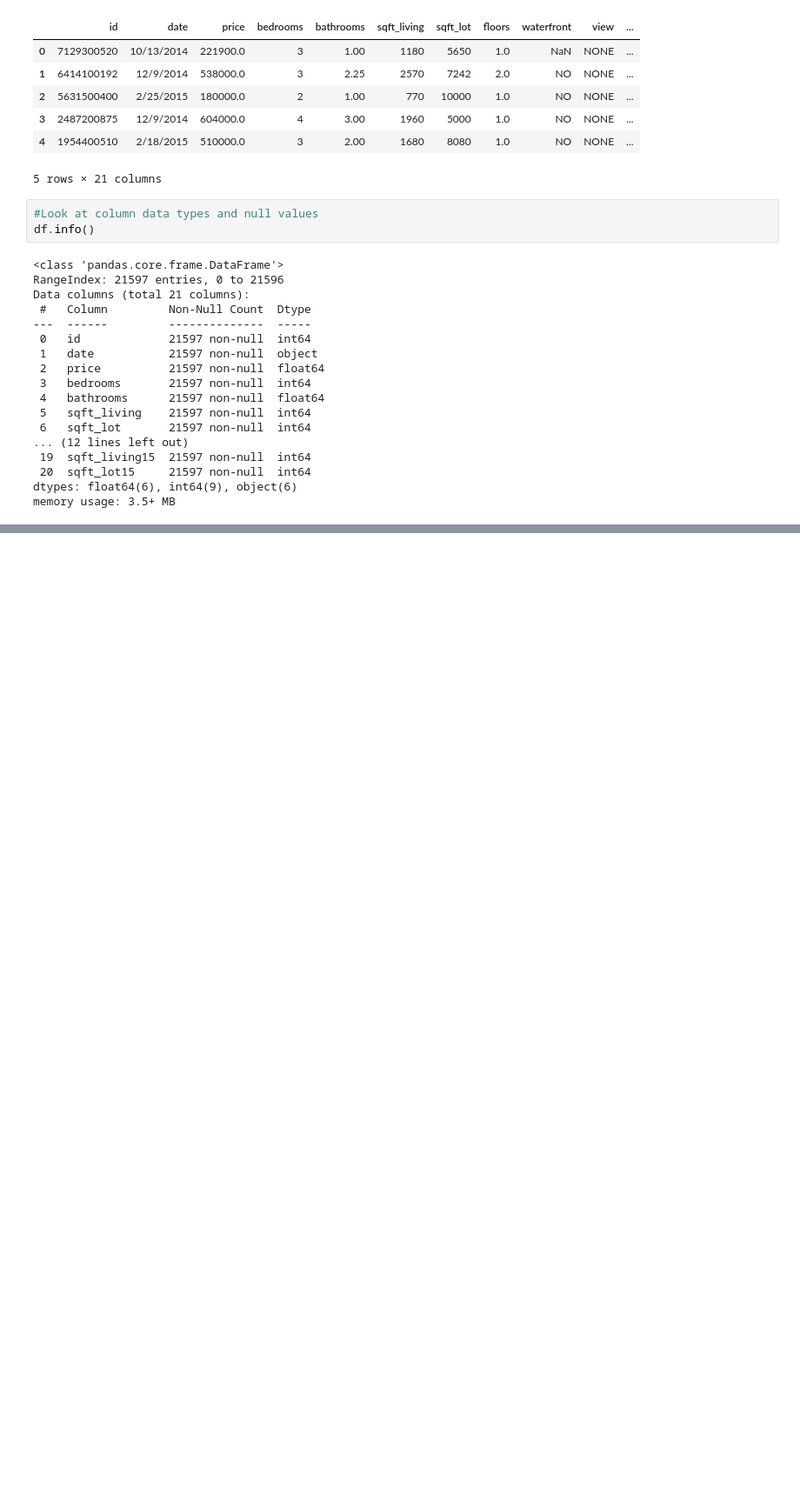
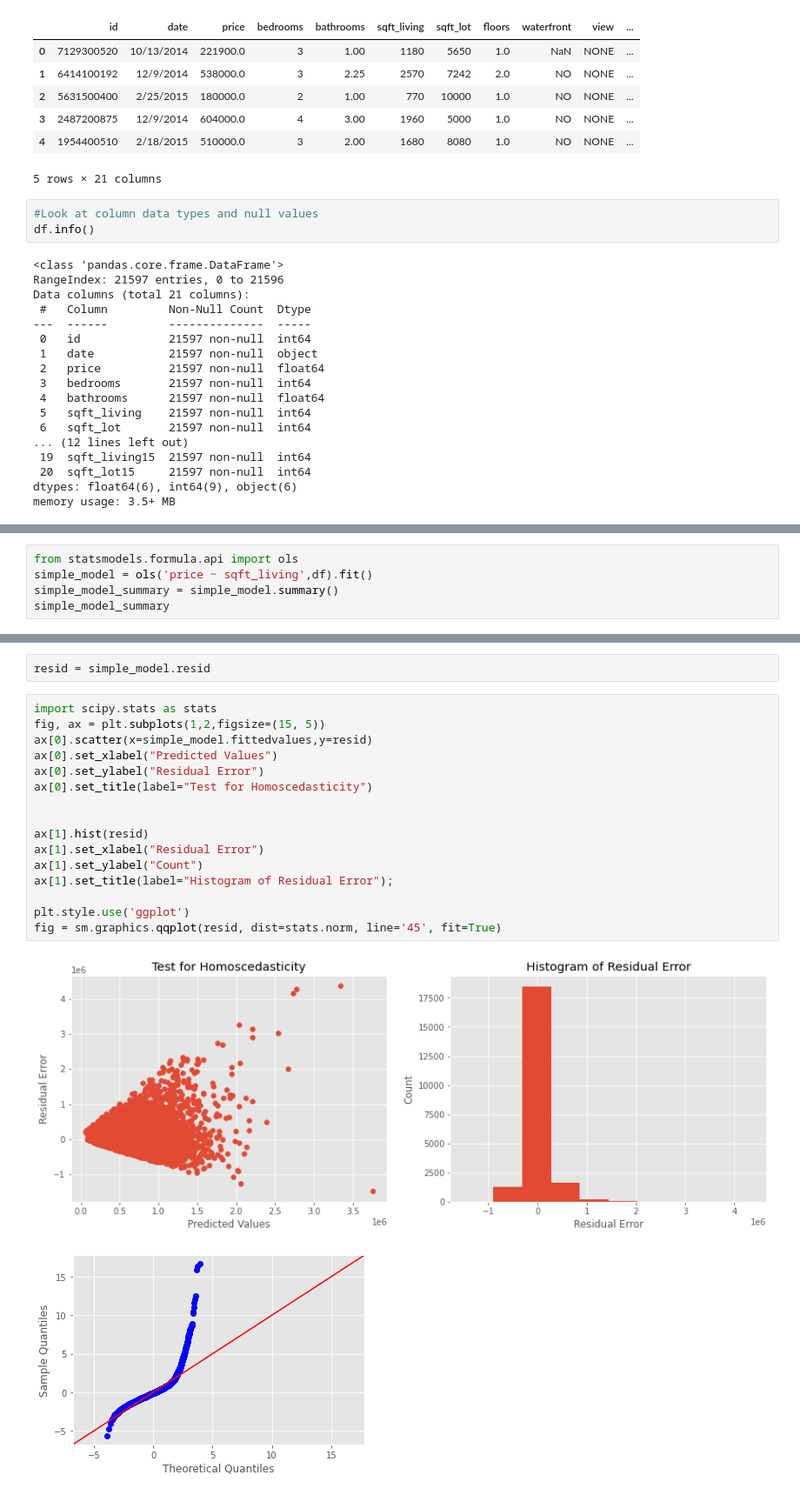
Before and after one commit to ondugba/Housing_Price_Predictor, a Jupyter notebook: Alex.ipynb, the cells around one changed output, grey strips where cells are left out. Shown: that part at 87% size. Drawn from its saved outputs; the diff is of its cells as text; blank space fills up the shorter version.

```diff
--- a/Alex.ipynb
+++ b/Alex.ipynb
@@ -88,0 +191,5 @@ Name: id, Length: 21597, dtype: int64
+# %%
+from statsmodels.formula.api import ols
+simple_model = ols('price ~ sqft_living',df).fit()
+simple_model_summary = simple_model.summary()
+simple_model_summary
@@ -88,0 +218,21 @@ Name: id, Length: 21597, dtype: int64
+# %%
+resid = simple_model.resid
+# %%
+import scipy.stats as stats
+fig, ax = plt.subplots(1,2,figsize=(15, 5))
+ax[0].scatter(x=simple_model.fittedvalues,y=resid)
+ax[0].set_xlabel("Predicted Values")
+ax[0].set_ylabel("Residual Error")
+ax[0].set_title(label="Test for Homoscedasticity")
+
+
+ax[1].hist(resid)
+ax[1].set_xlabel("Residual Error")
+ax[1].set_ylabel("Count")
+ax[1].set_title(label="Histogram of Residual Error");
+
+plt.style.use('ggplot')
+fig = sm.graphics.qqplot(resid, dist=stats.norm, line='45', fit=True)
+# %% [output]
+[figure, added]
+[figure, added]
```
Also changed, not shown: parts of 33 cells of this notebook.
